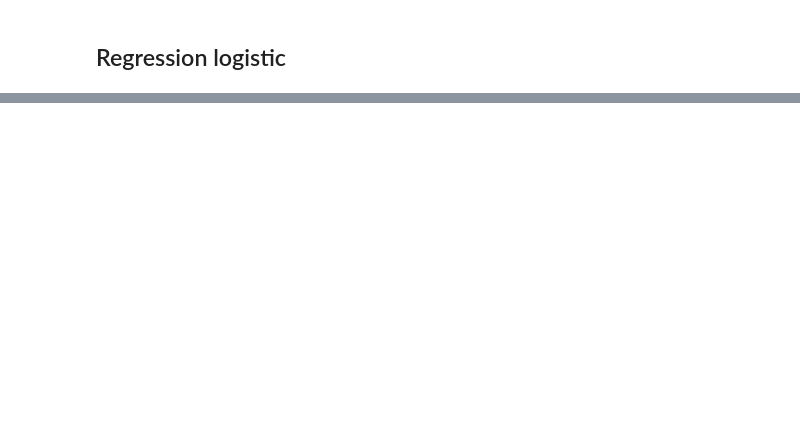
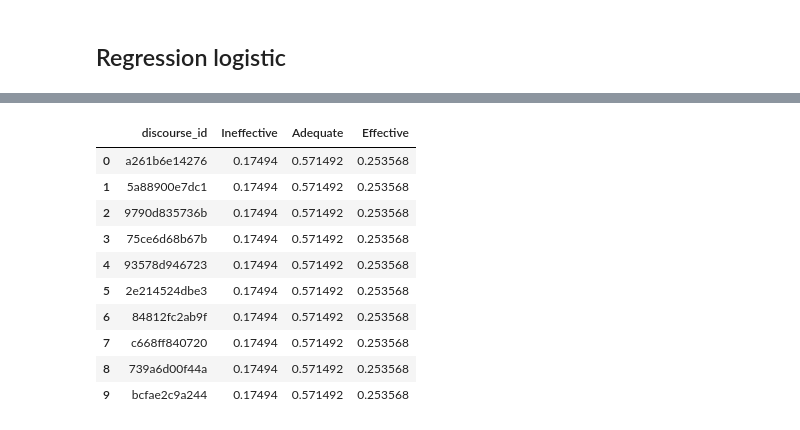
Before and after one commit to bonnefco/P8, a Jupyter notebook: P8_EDA_TF_IDF_MODELS.ipynb, the cells around one changed output, grey strips where cells are left out. Drawn from its saved outputs; the diff is of its cells as text; code cells hidden in the pictures; blank space fills up the shorter version.

Commit message:
Fit with kaggle submission file

```diff
--- a/P8_EDA_TF_IDF_MODELS.ipynb
+++ b/P8_EDA_TF_IDF_MODELS.ipynb
@@ -522,0 +500,30 @@ weighted avg       0.67      0.57      0.56      7323
+# %%
+list_words_test = X_to_predict.tolist()
+list_corpus_test = []
+for element in list_words_test :
+  list_corpus_test.append(' '.join(element))
+X_to_predict_encoded = pd.DataFrame(data = tfidf_model.transform(list_corpus_test).toarray(),columns = tfidf_tokens)
+# %%
+df_predicted = pd.DataFrame(model_dum.predict_proba(X_to_predict_encoded), columns = list(lb.classes_))
+# %%
+sample = pd.read_csv('/content/drive/MyDrive/Colab_Notebooks/P8/dataset/sample_submission.csv')
+# %%
+sample["Ineffective"] = np.array(df_predicted['Ineffective'])
+sample["Adequate"] = np.array(df_predicted['Adequate'])
+sample["Effective"] = np.array(df_predicted['Effective'])
+sample = sample[['discourse_id' ,'Ineffective', 'Adequate', 'Effective']]
+#sample.to_csv('submission.csv',index=False)
+# %%
+sample
+# %% [output]
+|  | discourse_id | Ineffective | Adequate | Effective |
+| 0 | a261b6e14276 | 0.17494 | 0.571492 | 0.253568 |
+| 1 | 5a88900e7dc1 | 0.17494 | 0.571492 | 0.253568 |
+| 2 | 9790d835736b | 0.17494 | 0.571492 | 0.253568 |
+| 3 | 75ce6d68b67b | 0.17494 | 0.571492 | 0.253568 |
+| 4 | 93578d946723 | 0.17494 | 0.571492 | 0.253568 |
+| 5 | 2e214524dbe3 | 0.17494 | 0.571492 | 0.253568 |
+| 6 | 84812fc2ab9f | 0.17494 | 0.571492 | 0.253568 |
+| 7 | c668ff840720 | 0.17494 | 0.571492 | 0.253568 |
+| 8 | 739a6d00f44a | 0.17494 | 0.571492 | 0.253568 |
+| 9 | bcfae2c9a244 | 0.17494 | 0.571492 | 0.253568 |
```
Also changed, not shown: parts of 11 cells of this notebook.
